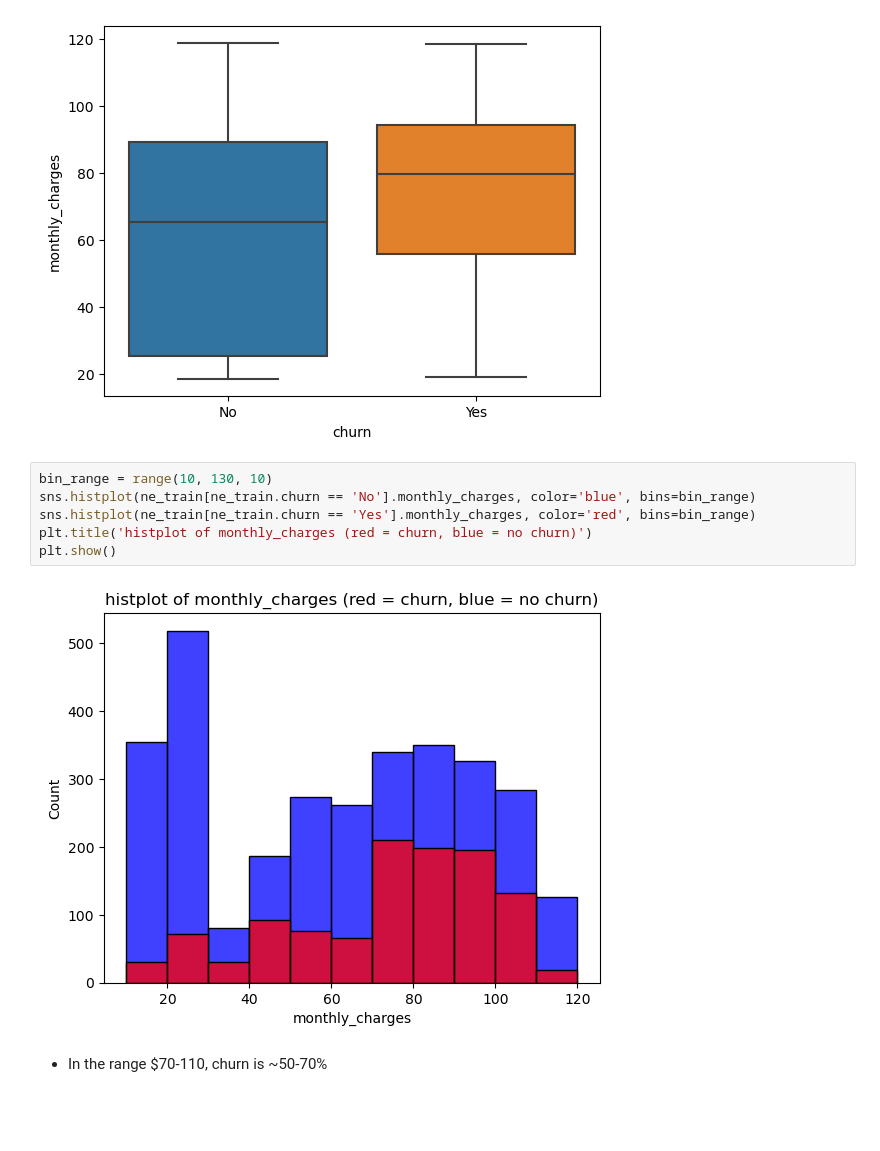
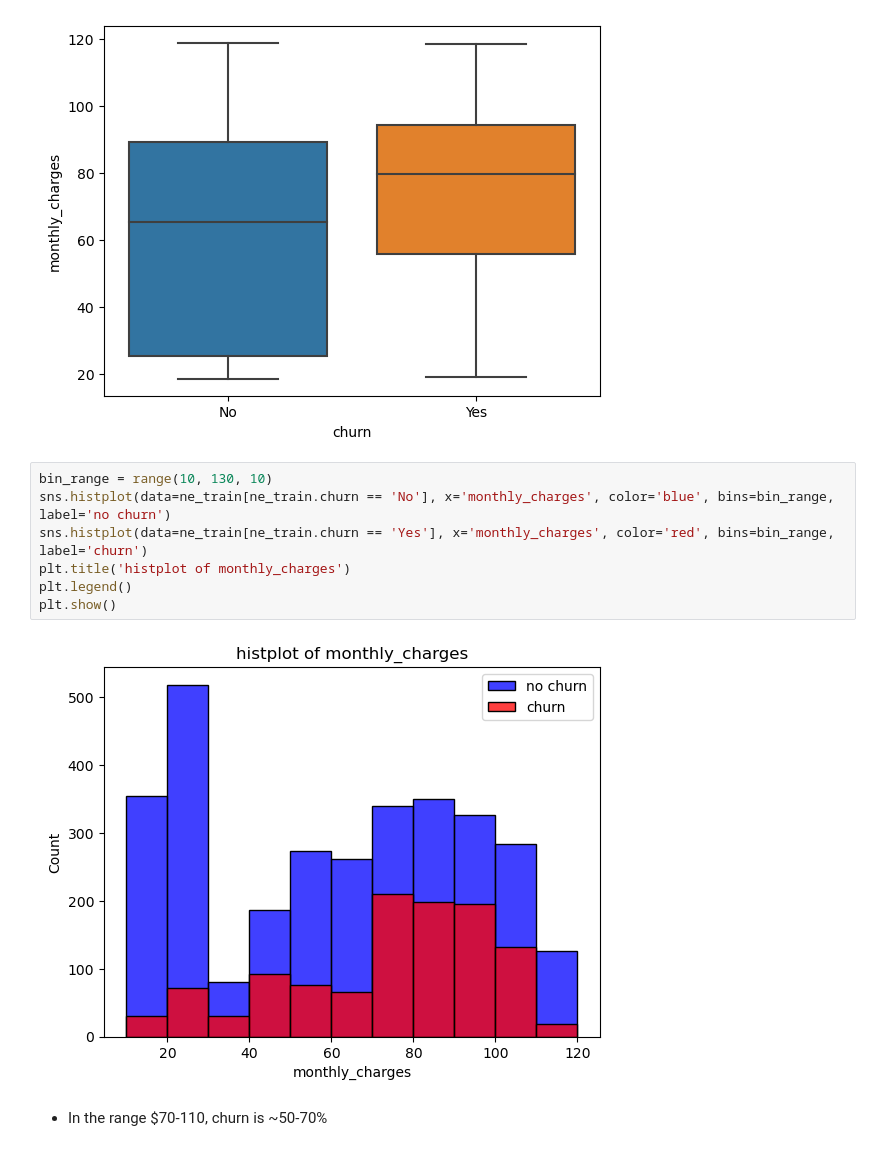
Before and after one commit to corey-hermesch/telco_churn_project, a Jupyter notebook: mvp_explore_work.ipynb, the cells around one changed output. Saved outputs shown, nothing was run; the diff lists cells and outputs as text; blank space fills up the shorter version.

```diff
--- a/mvp_explore_work.ipynb
+++ b/mvp_explore_work.ipynb
@@ -277,14 +277,15 @@ sns.boxplot(data=ne_train, x='churn', y='monthly_charges')
 plt.show()
 # %% [output]
 [figure]
-# %%
-bin_range = range(10, 130, 10)
-sns.histplot(ne_train[ne_train.churn == 'No'].monthly_charges, color='blue', bins=bin_range)
-sns.histplot(ne_train[ne_train.churn == 'Yes'].monthly_charges, color='red', bins=bin_range)
-plt.title('histplot of monthly_charges (red = churn, blue = no churn)')
-plt.show()
-# %% [output]
-[figure, removed]
+# %%
+bin_range = range(10, 130, 10)
+sns.histplot(data=ne_train[ne_train.churn == 'No'], x='monthly_charges', color='blue', bins=bin_range, label='no churn')
+sns.histplot(data=ne_train[ne_train.churn == 'Yes'], x='monthly_charges', color='red', bins=bin_range, label='churn')
+plt.title('histplot of monthly_charges')
+plt.legend()
+plt.show()
+# %% [output]
+[figure, added]
 # %% [markdown]
 * In the range $70-110, churn is ~50-70%
 # %% [markdown]
```
Also changed, not shown: parts of 1 cell of this notebook, 2 other files.
